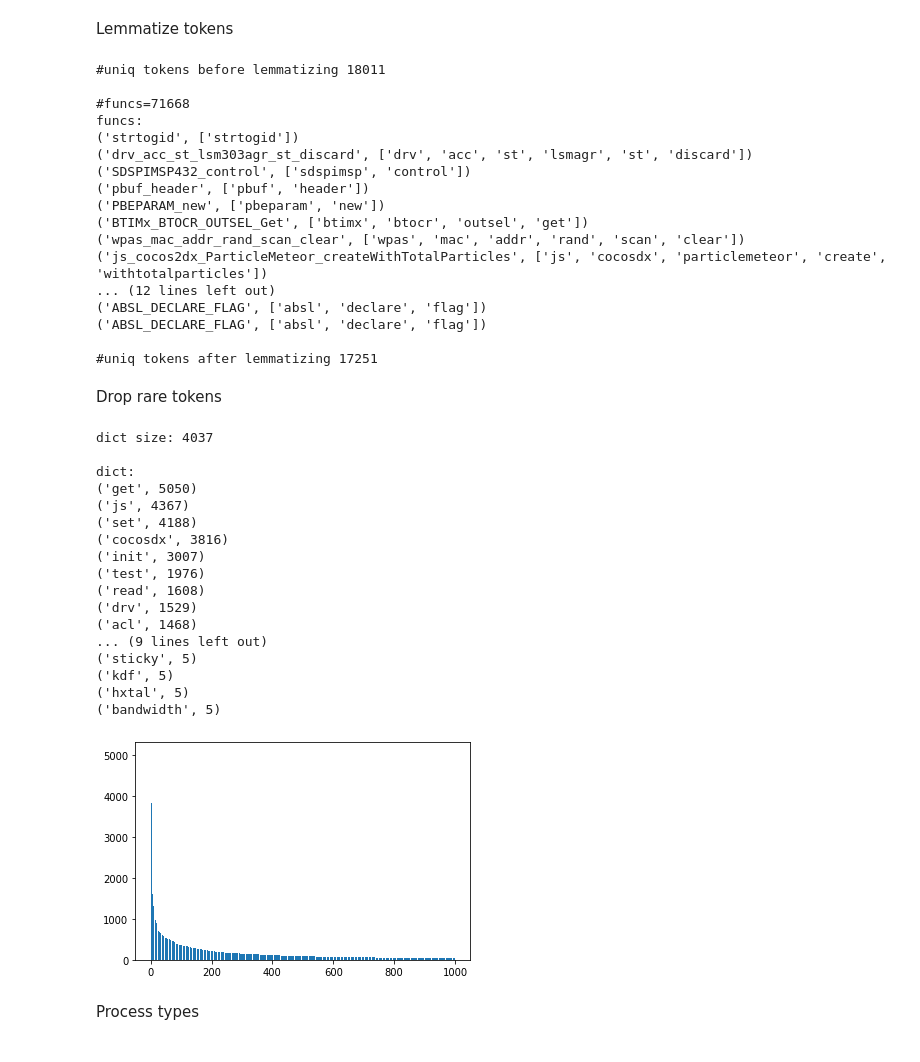
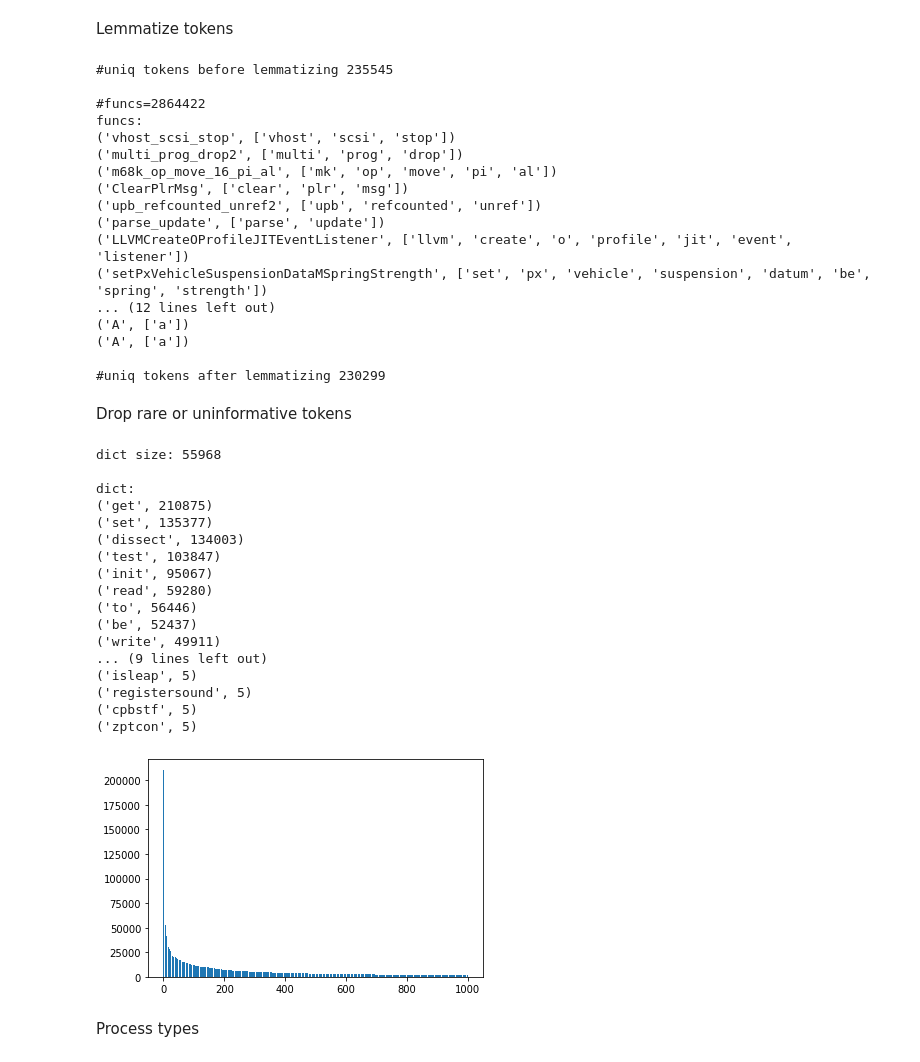
Before and after one commit to vladimirtelepov/inst2vec-function-classifier, a Jupyter notebook: clastering.ipynb, the cells around one changed output. Saved outputs shown, nothing was run; the diff lists cells and outputs as text; code cells hidden in the pictures.

Commit message:
run on 2.8 million samples, remove plotting

```diff
--- a/clastering.ipynb
+++ b/clastering.ipynb
@@ -193,7 +194,7 @@ def create_segment_func(tokenized_func_names, c=1, base=1/26, prior=1e-7):
     def split(word, start=1, end=20):
         return ((word[:i], word[i:]) for i in range(start, min(len(word) + 1, end)))
 
-    @functools.lru_cache(maxsize=1000)
+    @functools.lru_cache(maxsize=10000)
     def segment(word):
         if not word:
             return []
@@ -239,7 +240,7 @@ Lemmatize tokens
 print("#uniq tokens before lemmatizing", len(set(itertools.chain(*tokenized_func_names))), "\n")
 
 def lemmatize_corpus(tokenized_func_names):
-    nlp = spacy.load("en", disable=["parser", "ner"])
+    nlp = spacy.load("en_core_web_sm", disable=["parser", "ner"])
     lengths = np.cumsum([0] + list(map(len, tokenized_func_names)))
     flat_tokens = list(itertools.chain(*tokenized_func_names))
     doc = spacy.tokens.Doc(nlp.vocab, words=flat_tokens)
@@ -254,71 +255,72 @@ printk(func_names, nmap=name2tokens, rand=True)
 print("\n#uniq tokens after lemmatizing", len(set(itertools.chain(*tokenized_func_names))), "\n")
 del name2tokens
 # %% [output]
-#uniq tokens before lemmatizing 18011
+#uniq tokens before lemmatizing 235545
 
-#funcs=71668
+#funcs=2864422
 funcs:
-('strtogid', ['strtogid'])
-('drv_acc_st_lsm303agr_st_discard', ['drv', 'acc', 'st', 'lsmagr', 'st', 'discard'])
-('SDSPIMSP432_control', ['sdspimsp', 'control'])
-('pbuf_header', ['pbuf', 'header'])
-('PBEPARAM_new', ['pbeparam', 'new'])
-('BTIMx_BTOCR_OUTSEL_Get', ['btimx', 'btocr', 'outsel', 'get'])
-('wpas_mac_addr_rand_scan_clear', ['wpas', 'mac', 'addr', 'rand', 'scan', 'clear'])
-('js_cocos2dx_ParticleMeteor_createWithTotalParticles', ['js', 'cocosdx', 'particlemeteor', 'create', 'withtotalparticles'])
+('vhost_scsi_stop', ['vhost', 'scsi', 'stop'])
+('multi_prog_drop2', ['multi', 'prog', 'drop'])
+('m68k_op_move_16_pi_al', ['mk', 'op', 'move', 'pi', 'al'])
+('ClearPlrMsg', ['clear', 'plr', 'msg'])
+('upb_refcounted_unref2', ['upb', 'refcounted', 'unref'])
+('parse_update', ['parse', 'update'])
+('LLVMCreateOProfileJITEventListener', ['llvm', 'create', 'o', 'profile', 'jit', 'event', 'listener'])
+('setPxVehicleSuspensionDataMSpringStrength', ['set', 'px', 'vehicle', 'suspension', 'datum', 'be', 'spring', 'strength'])
 ... (12 lines left out)
-('ABSL_DECLARE_FLAG', ['absl', 'declare', 'flag'])
-('ABSL_DECLARE_FLAG', ['absl', 'declare', 'flag'])
+('A', ['a'])
+('A', ['a'])
 
-#uniq tokens after lemmatizing 17251
+#uniq tokens after lemmatizing 230299
 # %% [markdown]
-Drop rare tokens
+Drop rare or uninformative tokens
 # %%
-def prune_vocabulary(func_names, tokenized_func_names, func_types, min_ct=5):
+def prune_vocabulary(func_names, tokenized_func_names, func_types, min_ct=5, min_len=2, max_len=20):
     word2count = collections.Counter(itertools.chain(*tokenized_func_names))
-    word2count = {k: v for k, v in sorted(word2count.items(), key=lambda item: item[1], reverse=True) if v >= min_ct}
+    word2count = {k: v for k, v in sorted(word2count.items(), key=lambda item: item[1], reverse=True)
+                  if v >= min_ct and min_len <= len(k) <= max_len}
     vocab_low_to_high = {k: v for k, v in sorted(word2count.items(), key=lambda item: item[1], reverse=False)}
     print(f"dict size: {len(word2count)}\n\ndict:")
     print(*((k, v) for _, (k, v) in zip(range(10), word2count.items())), "\nreversed dict:", sep='\n')
     print(*((k, v) for _, (k, v) in zip(range(10), vocab_low_to_high.items())), sep='\n')
 
     word2ind = {w: i for w, i in zip(word2count.keys(), itertools.count())}
     ind2count = {word2ind[w]: freq for (w, freq), _ in zip(word2count.items(), range(1000))}
     plt.bar(ind2count.keys(), ind2count.values())
     plt.show()
 
     tokenized_func_names_ = []
     func_types_ = []
     func_names_ = []
     for i, (name, tokenized_name, types) in enumerate(zip(func_names, tokenized_func_names, func_types)):
         processed_tokens = [token for token in tokenized_name if token in word2count]
         if processed_tokens:
             tokenized_func_names_.append(processed_tokens)
             func_types_.append(types)
             func_names_.append(name)
 
     return func_names_, tokenized_func_names_, func_types_
 
 func_names, tokenized_func_names, func_types = prune_vocabulary(func_names, tokenized_func_names, func_types)
 # %% [output]
-dict size: 4037
+dict size: 55968
 
 dict:
-('get', 5050)
-('js', 4367)
-('set', 4188)
-('cocosdx', 3816)
-('init', 3007)
-('test', 1976)
-('read', 1608)
-('drv', 1529)
-('acl', 1468)
+('get', 210875)
+('set', 135377)
+('dissect', 134003)
+('test', 103847)
+('init', 95067)
+('read', 59280)
+('to', 56446)
+('be', 52437)
+('write', 49911)
 ... (9 lines left out)
-('sticky', 5)
-('kdf', 5)
-('hxtal', 5)
-('bandwidth', 5)
+('isleap', 5)
+('registersound', 5)
+('cpbstf', 5)
+('zptcon', 5)
-[figure, old version]
+[figure, new version]
 # %% [markdown]
 Process types
 # %%
```
Also changed, not shown: parts of 10 cells of this notebook.
